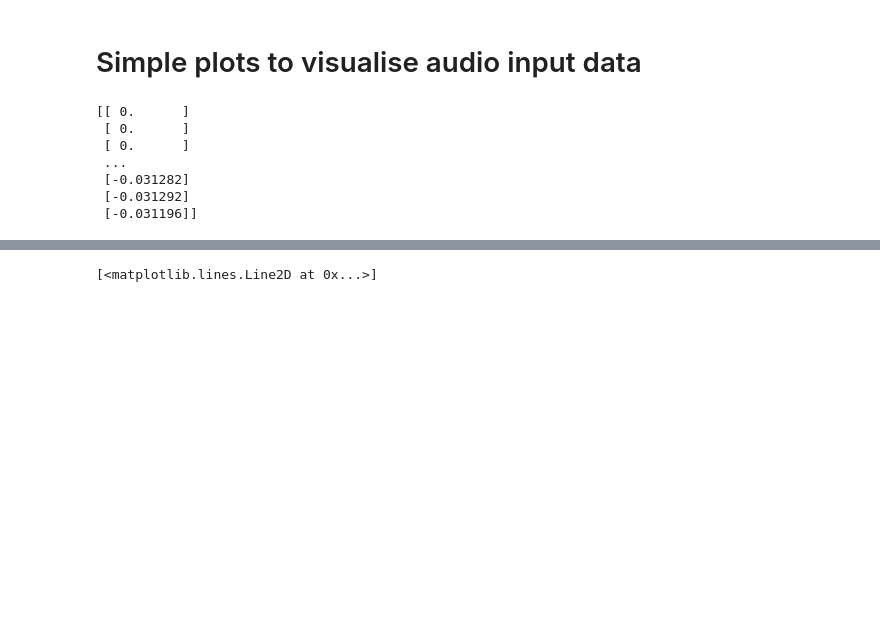
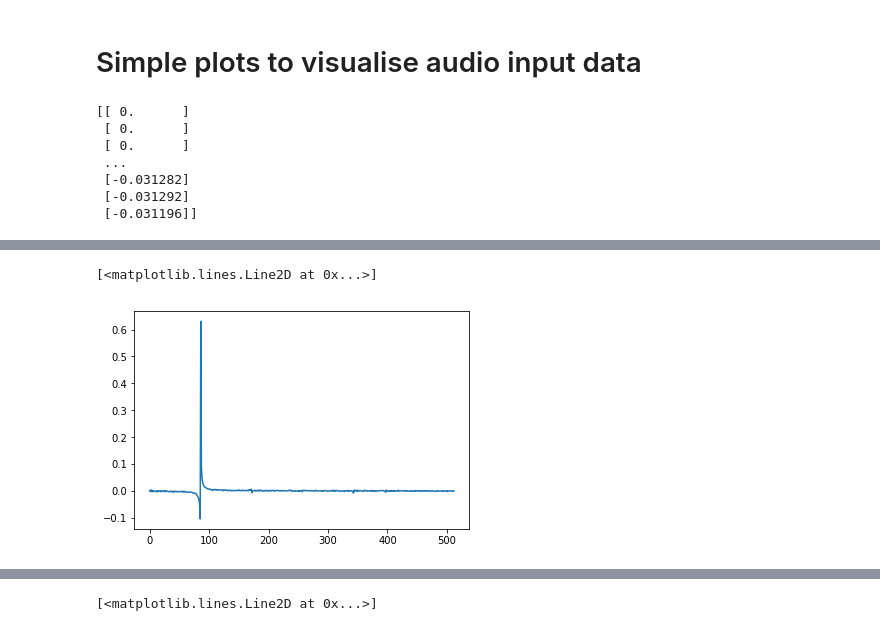
Before and after one commit to daviderovell0/bzzzbz, a Jupyter notebook: audio_processing/plot/audio_plot.ipynb, the cells around one changed output, grey strips where cells are left out. Cells and saved outputs as stored; diff of their text form; code cells hidden in the pictures; blank space fills up the shorter version.

```diff
--- a/audio_processing/plot/audio_plot.ipynb
+++ b/audio_processing/plot/audio_plot.ipynb
@@ -17,3 +19,14 @@ print(samples)
  [-0.031282]
  [-0.031292]
  [-0.031196]]
+# %%
+#
+# load FFT data amplitudes
+#
+data = np.loadtxt('../samples/sine_amplitudes.txt')
+ffta = []
+n_frames = len(data)/513
+
+for i in range(int(n_frames)):
+    ffta.append(data[i*513:(i+1)*513])
+print(ffta[977])
@@ -19,0 +51,11 @@ print(samples)
+# %%
+#
+# load FFT data phases
+#
+data = np.loadtxt('../samples/sine_phases.txt')
+fftp = []
+n_frames = len(data)/513
+
+for i in range(int(n_frames)):
+    fftp.append(data[i*513:(i+1)*513])
+print(fftp[977])
@@ -19,0 +80,7 @@ print(samples)
+# %%
+frame  = fftp[977][:,None]
+frame[0] = 0
+plt.plot(frame)
+# %% [output]
+[<matplotlib.lines.Line2D at 0x...>]
+[figure, added]
```
Also changed, not shown: parts of 6 cells of this notebook, 4 other files.
